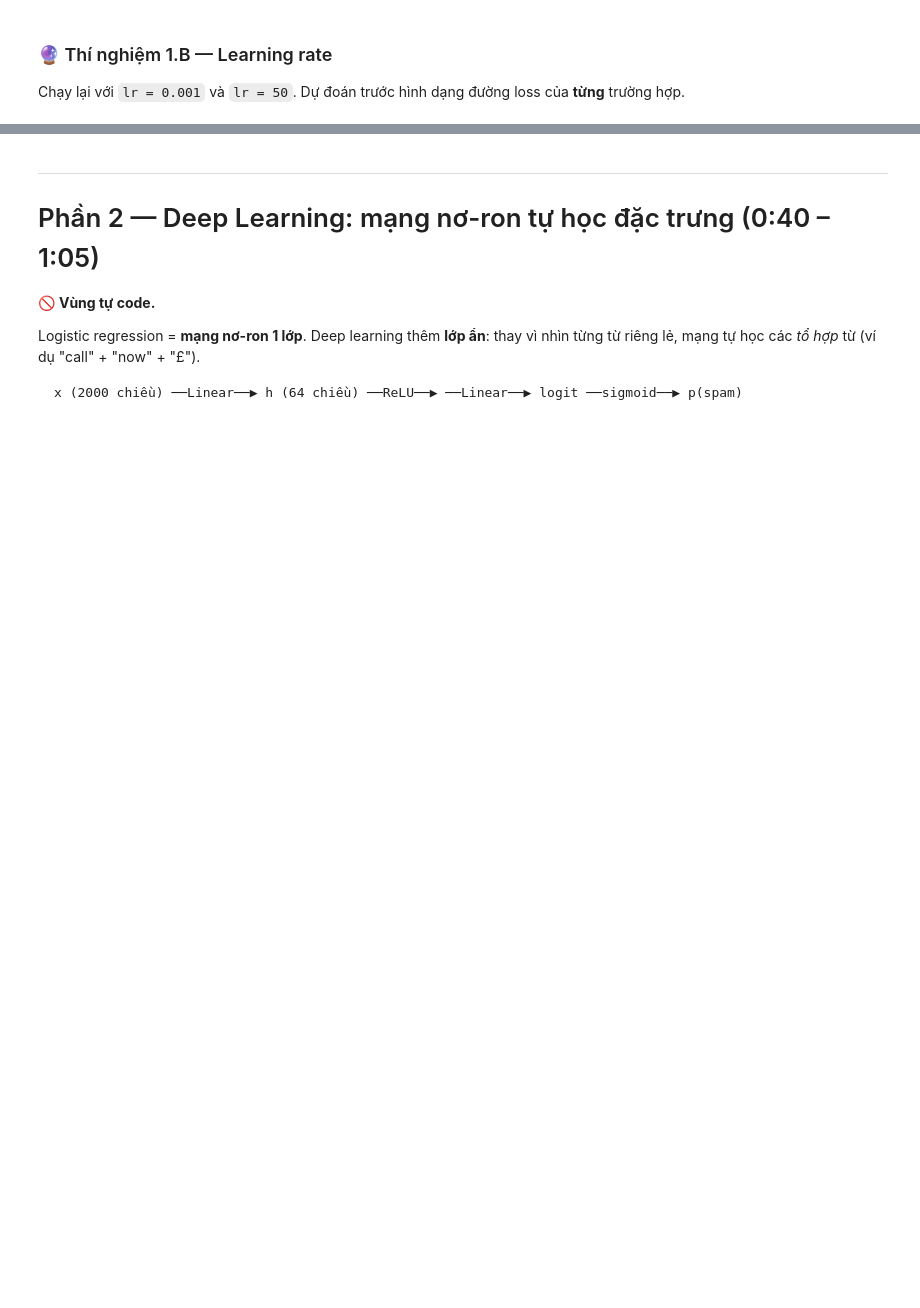
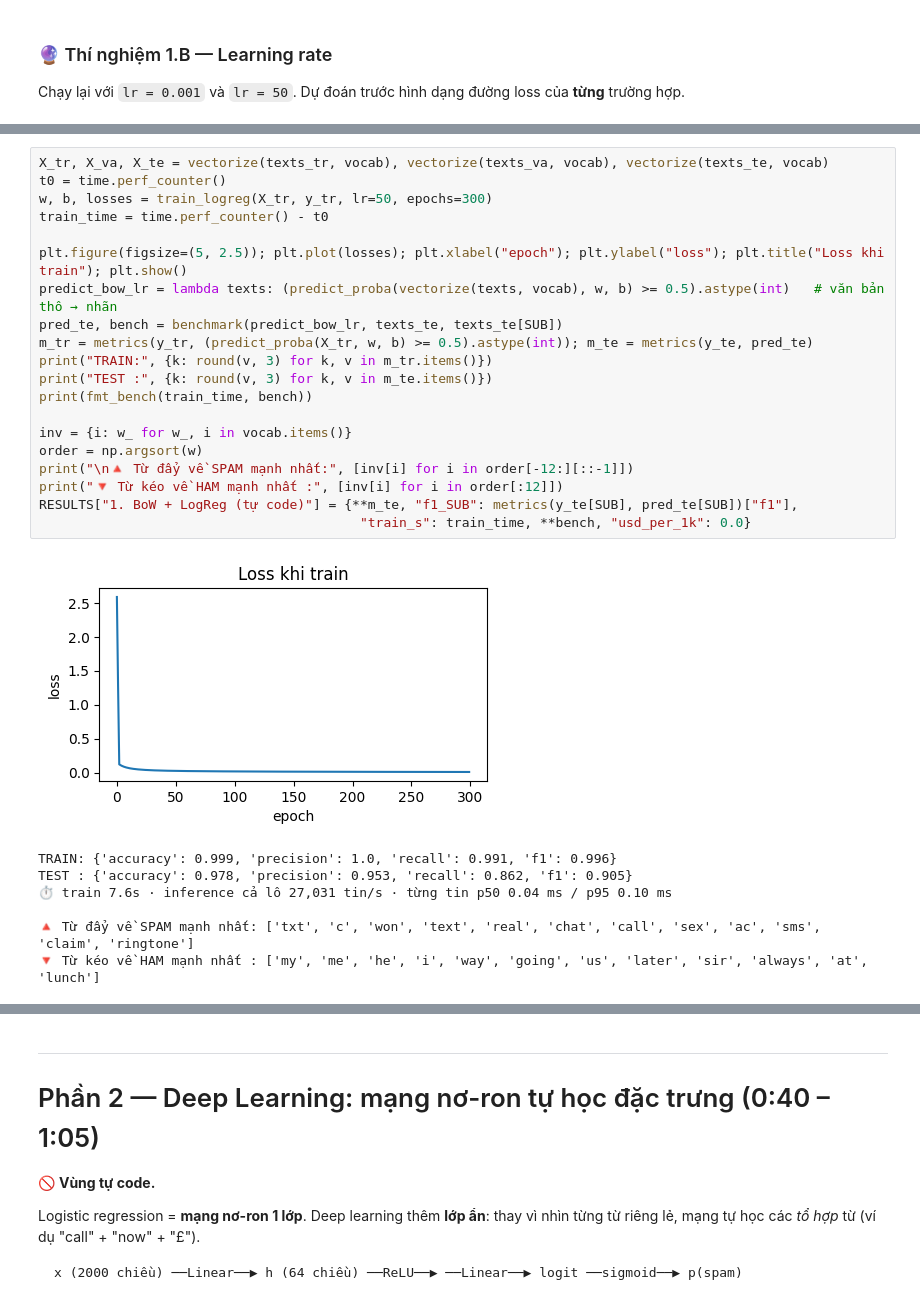
Before and after one commit to GaGionCay/AI_Learning, a Jupyter notebook: src/day01_spam_ml_dl_embedding_llm.ipynb, the cells around one changed output, grey strips where cells are left out. Saved outputs shown, nothing was run; the diff lists cells and outputs as text; blank space fills up the shorter version.

```diff
--- a/src/day01_spam_ml_dl_embedding_llm.ipynb
+++ b/src/day01_spam_ml_dl_embedding_llm.ipynb
@@ -344,3 +468,31 @@ predict("ml_lr", "...")   # ✏️ lr=0.001 thì ..., lr=50 thì ...
+# %%
+X_tr, X_va, X_te = vectorize(texts_tr, vocab), vectorize(texts_va, vocab), vectorize(texts_te, vocab)
+t0 = time.perf_counter()
+w, b, losses = train_logreg(X_tr, y_tr, lr=50, epochs=300)
+train_time = time.perf_counter() - t0
+
+plt.figure(figsize=(5, 2.5)); plt.plot(losses); plt.xlabel("epoch"); plt.ylabel("loss"); plt.title("Loss khi train"); plt.show()
+predict_bow_lr = lambda texts: (predict_proba(vectorize(texts, vocab), w, b) >= 0.5).astype(int)   # văn bản thô → nhãn
+pred_te, bench = benchmark(predict_bow_lr, texts_te, texts_te[SUB])
+m_tr = metrics(y_tr, (predict_proba(X_tr, w, b) >= 0.5).astype(int)); m_te = metrics(y_te, pred_te)
+print("TRAIN:", {k: round(v, 3) for k, v in m_tr.items()})
+print("TEST :", {k: round(v, 3) for k, v in m_te.items()})
+print(fmt_bench(train_time, bench))
+
+inv = {i: w_ for w_, i in vocab.items()}
+order = np.argsort(w)
+print("\n🔺 Từ đẩy về SPAM mạnh nhất:", [inv[i] for i in order[-12:][::-1]])
+print("🔻 Từ kéo về HAM mạnh nhất :", [inv[i] for i in order[:12]])
+RESULTS["1. BoW + LogReg (tự code)"] = {**m_te, "f1_SUB": metrics(y_te[SUB], pred_te[SUB])["f1"],
+                                         "train_s": train_time, **bench, "usd_per_1k": 0.0}
+# %% [output]
+[figure, added]
+TRAIN: {'accuracy': 0.999, 'precision': 1.0, 'recall': 0.991, 'f1': 0.996}
+TEST : {'accuracy': 0.978, 'precision': 0.953, 'recall': 0.862, 'f1': 0.905}
+⏱ train 7.6s · inference cả lô 27,031 tin/s · từng tin p50 0.04 ms / p95 0.10 ms
+
+🔺 Từ đẩy về SPAM mạnh nhất: ['txt', 'c', 'won', 'text', 'real', 'chat', 'call', 'sex', 'ac', 'sms', 'claim', 'ringtone']
+🔻 Từ kéo về HAM mạnh nhất : ['my', 'me', 'he', 'i', 'way', 'going', 'us', 'later', 'sir', 'always', 'at', 'lunch']
 # %%
 require_prediction("ml_lr")
 fig, ax = plt.subplots(1, 3, figsize=(12, 2.5))
```
Also changed, not shown: parts of 27 cells of this notebook.
